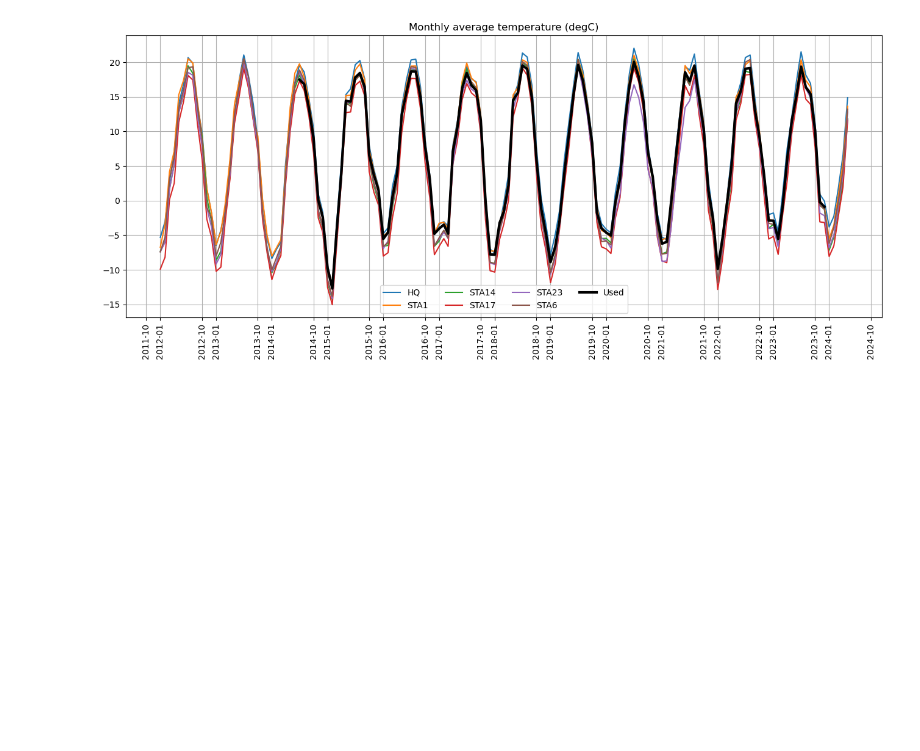
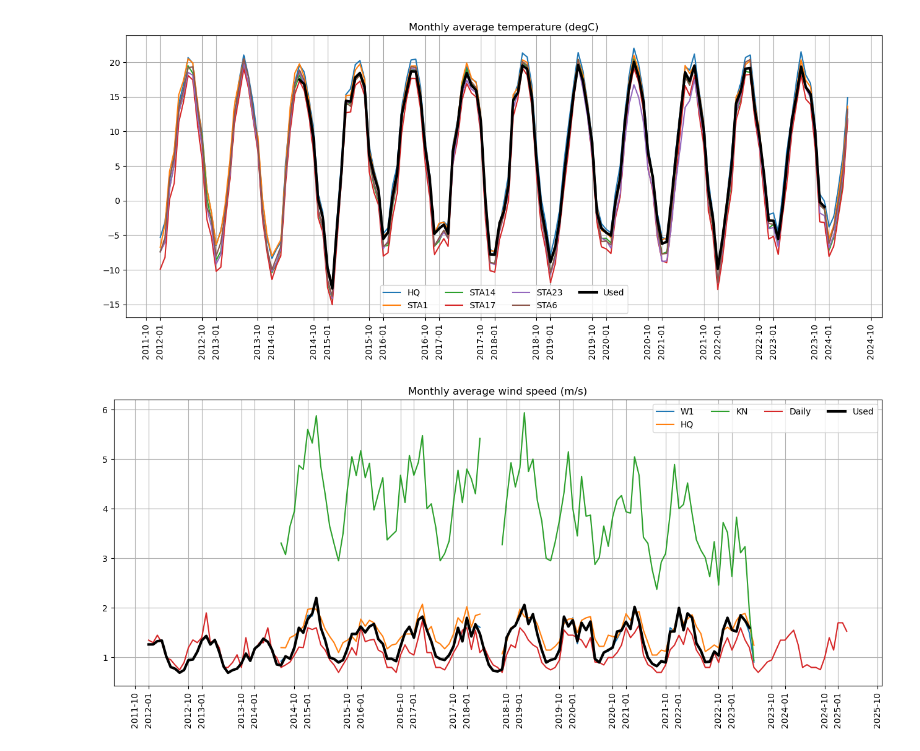
Before and after one commit to ypwong22/erw_scripts, a Jupyter notebook: check_HBR_obs_uncertainty.ipynb, the cells around one changed output. Saved outputs shown, nothing was run; the diff lists cells and outputs as text; code cells hidden in the pictures; blank space fills up the shorter version.

```diff
--- a/check_HBR_obs_uncertainty.ipynb
+++ b/check_HBR_obs_uncertainty.ipynb
@@ -80,3 +77,57 @@ ax.xaxis.set_major_formatter(mdates.DateFormatter('%Y-%m'))
 ax.grid(True)
 # %% [output]
 [figure]
+# %%
+# 15 min wind speed
+wind = pd.read_csv(os.path.join(os.environ['PROJDIR'], 'ERW_LDRD', 'data', 'Hubbard_Brook',
+                                'knb-lter-hbr.337.3', 'HBEF_STA1_wind_15min.csv'),
+                 index_col = 0, parse_dates=True)
+wind = wind['WS_ms_Avg'].resample('1H').mean()
+
+wind_hq = pd.read_csv(os.path.join(os.environ['PROJDIR'], 'ERW_LDRD', 'data', 'Hubbard_Brook',
+                                   "knb-lter-hbr.337.3","HBEF_HQ_wind_15min.csv"),
+                 index_col = 0, parse_dates=True)
+wind_hq = wind_hq['WS_ms_Avg'].resample('1H').mean()
+
+wind_kn = pd.read_csv(os.path.join(os.environ['PROJDIR'], 'ERW_LDRD', 'data', 'Hubbard_Brook',
+                                   "knb-lter-hbr.337.3","HBEF_Kineo_wind_15min.csv"),
+                 index_col = 0, parse_dates=True)
+wind_kn = wind_kn['WS_ms_Avg'].resample('1H').mean()
+
+wind_combined = pd.concat([wind, wind_hq, wind_kn], axis = 1, join = 'inner')
+wind_combined.columns = ['W1', 'HQ', 'KN']
+wind_combined = wind_combined.dropna(axis = 0, how = 'any')
+
+wind_combined = wind_combined.resample('1MS').quantile(0.95)
+
+wind_combined = wind_combined.loc[wind_combined.index.year >= 2012, :]
+
+# 1 hour wind speed
+wind_daily = pd.read_csv(os.path.join(os.environ['PROJDIR'], 'ERW_LDRD', 'data',
+                                      'Hubbard_Brook', 'knb-lter-hbr.56.12',
+                                      'HBEF_wind_daily_1981-2025.csv'),
+                         index_col = 0, parse_dates=True)
+wind_daily = wind_daily['WS_ms_Avg'].resample('1MS').quantile(0.95)
+
+wind_daily = wind_daily.loc[wind_daily.index.year >= 2012]
+
+# Downscaled wind speed
+wind_downscaled = pd.read_csv('./temp/downscaling_result.csv', index_col=0,
+                              parse_dates=True)['Wind']
+wind_downscaled = wind_downscaled.loc[wind_downscaled.index.year >= 2012]
+wind_downscaled = wind_downscaled.resample('1MS').quantile(0.95)
+
+# plot
+fig, ax = plt.subplots(figsize = (16, 6))
+for ws in wind_combined.columns:
+    ax.plot(wind_combined.index, wind_combined[ws], label = ws)
+ax.plot(wind_daily.index, wind_daily,label = 'Daily')
+ax.plot(wind_downscaled.index, wind_downscaled, label = 'Used', lw = 3, color = 'k')
+ax.set_title('Monthly average wind speed (m/s)')
+ax.legend(ncol = 4)
+plt.setp(ax.get_xticklabels(), rotation = 90)
+ax.xaxis.set_major_locator(mdates.MonthLocator(bymonth=[1,10]))
+ax.xaxis.set_major_formatter(mdates.DateFormatter('%Y-%m'))
+ax.grid(True)
+# %% [output]
+[figure, added]
```
Also changed, not shown: parts of 4 cells of this notebook, 3 other files.
